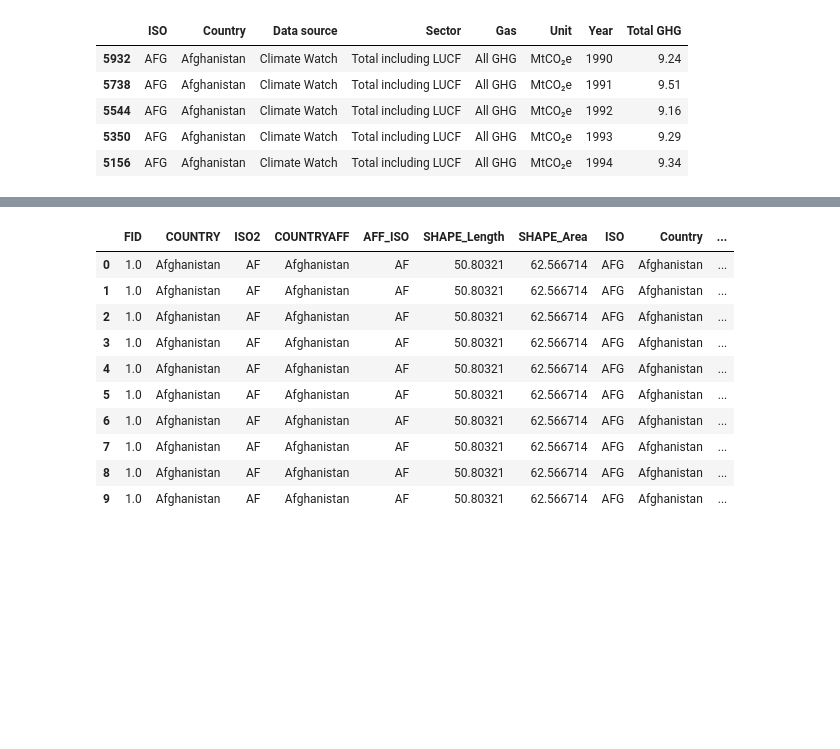
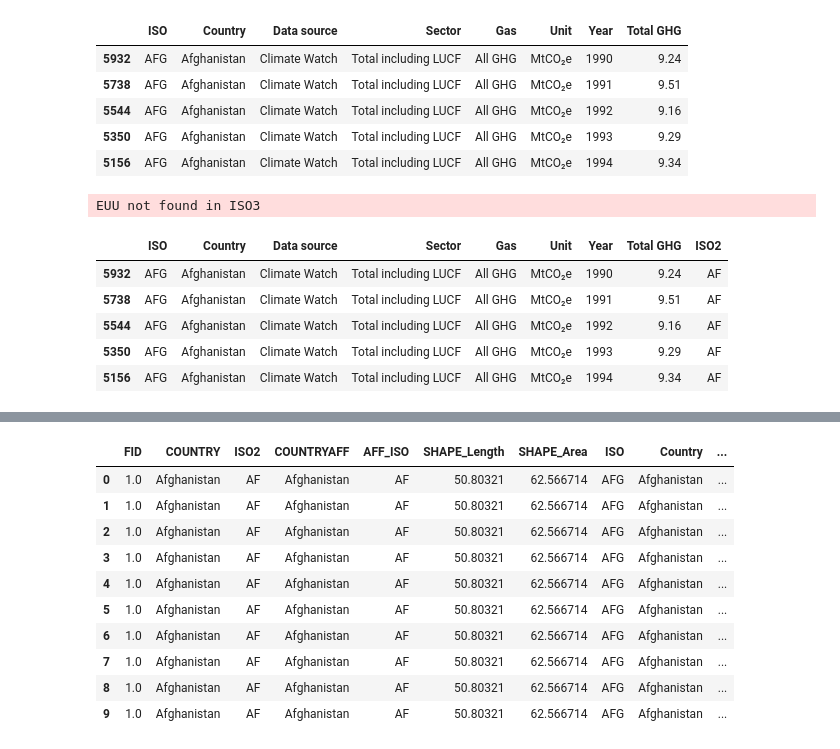
Before and after one commit to gauravpatil123/adv-projects-in-visualization, a Jupyter notebook: notebooks/project_main.ipynb, the cells around one changed output, grey strips where cells are left out. Saved outputs shown, nothing was run; the diff lists cells and outputs as text; code cells hidden in the pictures; blank space fills up the shorter version.

Commit message:
created new dataset for annual ghg countries with both iso codes

```diff
--- a/notebooks/project_main.ipynb
+++ b/notebooks/project_main.ipynb
@@ -533,3 +533,18 @@ df_ghg_countries_melt_sorted.head()
 | 5544 | AFG | Afghanistan | Climate Watch | Total including LUCF | All GHG | MtCO₂e | 1992 | 9.16 |
 | 5350 | AFG | Afghanistan | Climate Watch | Total including LUCF | All GHG | MtCO₂e | 1993 | 9.29 |
 | 5156 | AFG | Afghanistan | Climate Watch | Total including LUCF | All GHG | MtCO₂e | 1994 | 9.34 |
+# %%
+df_ghg_countries_ISO = df_ghg_countries_melt_sorted
+# %%
+df_ghg_countries_ISO["ISO2"] = cc.pandas_convert(df_ghg_countries_ISO["ISO"], to="ISO2")
+# %% [output]
+EUU not found in ISO3
+# %%
+df_ghg_countries_ISO.head()
+# %% [output]
+|  | ISO | Country | Data source | Sector | Gas | Unit | Year | Total GHG | ISO2 |
+| 5932 | AFG | Afghanistan | Climate Watch | Total including LUCF | All GHG | MtCO₂e | 1990 | 9.24 | AF |
+| 5738 | AFG | Afghanistan | Climate Watch | Total including LUCF | All GHG | MtCO₂e | 1991 | 9.51 | AF |
+| 5544 | AFG | Afghanistan | Climate Watch | Total including LUCF | All GHG | MtCO₂e | 1992 | 9.16 | AF |
+| 5350 | AFG | Afghanistan | Climate Watch | Total including LUCF | All GHG | MtCO₂e | 1993 | 9.29 | AF |
+| 5156 | AFG | Afghanistan | Climate Watch | Total including LUCF | All GHG | MtCO₂e | 1994 | 9.34 | AF |
```
Also changed, not shown: parts of 2 cells of this notebook, 1 other file.
